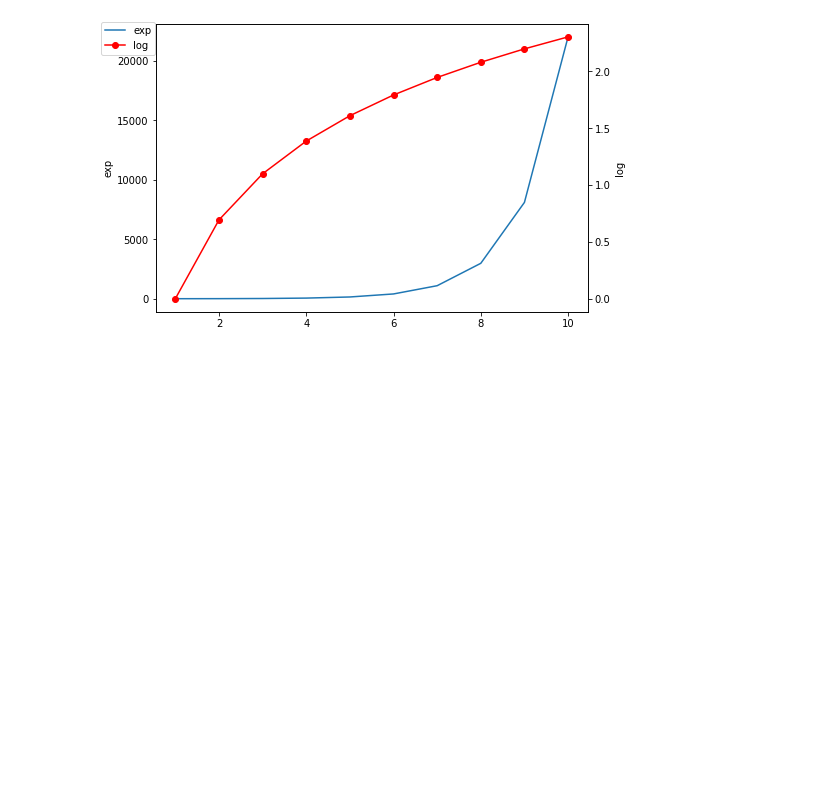
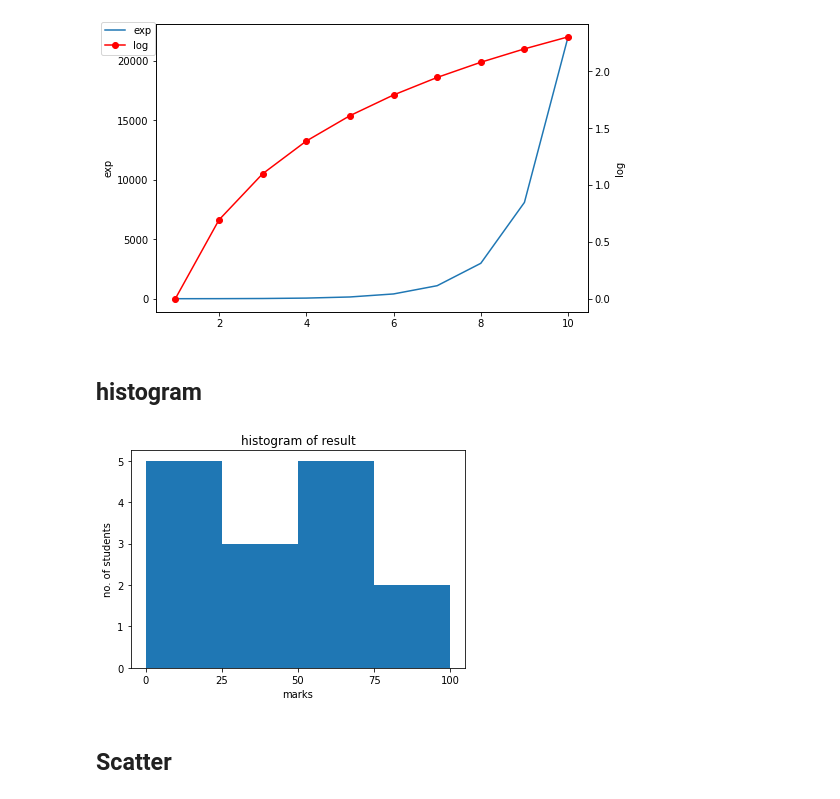
Before and after one commit to aiyuyun2015/matplotlib_tutorial, a Jupyter notebook: 2022_python_1.ipynb, the cells around one changed output. Cells and saved outputs as stored; diff of their text form; code cells hidden in the pictures; blank space fills up the shorter version.

```diff
--- a/2022_python_1.ipynb
+++ b/2022_python_1.ipynb
@@ -293,3 +293,18 @@ fig.legend(labels = ('exp','log'),loc='upper left')
 plt.show()
 # %% [output]
 [figure]
+# %% [markdown]
+## histogram
+# %%
+fig,ax = plt.subplots(1,1)
+a = np.array([22,87,5,43,56,73,55,54,11,20,51,5,79,31,27])
+ax.hist(a, bins = [0,25,50,75,100])
+ax.set_title("histogram of result")
+ax.set_xticks([0,25,50,75,100])
+ax.set_xlabel('marks')
+ax.set_ylabel('no. of students')
+plt.show()
+# %% [output]
+[figure, added]
+# %% [markdown]
+## Scatter
```
Also changed, not shown: parts of 7 cells of this notebook, 1 other file.
